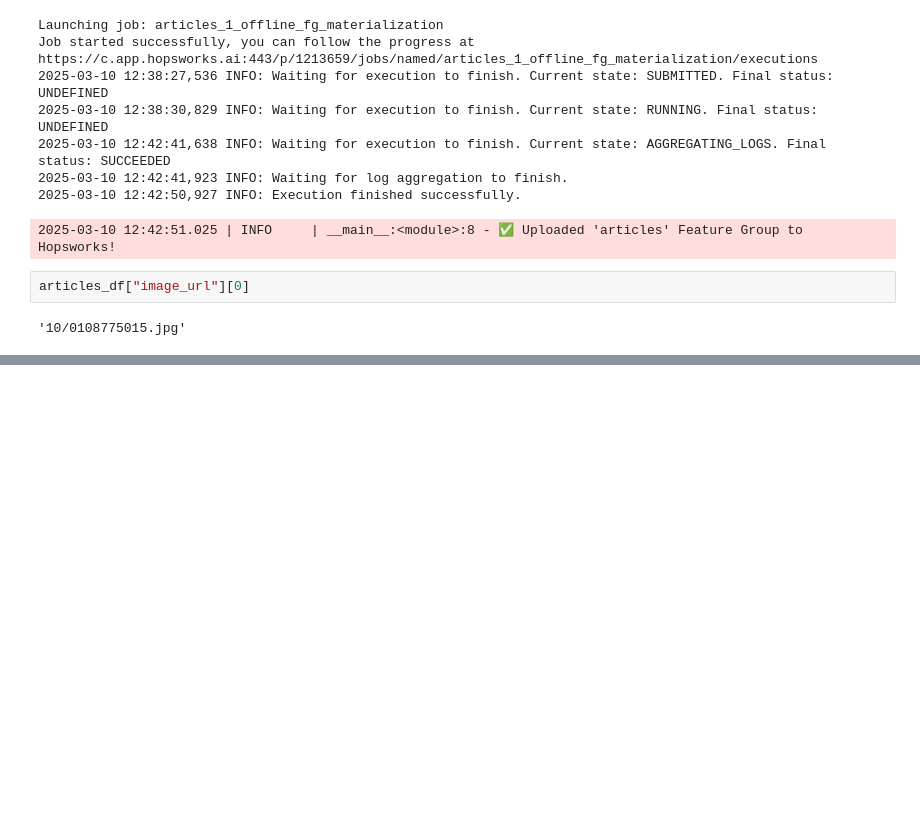
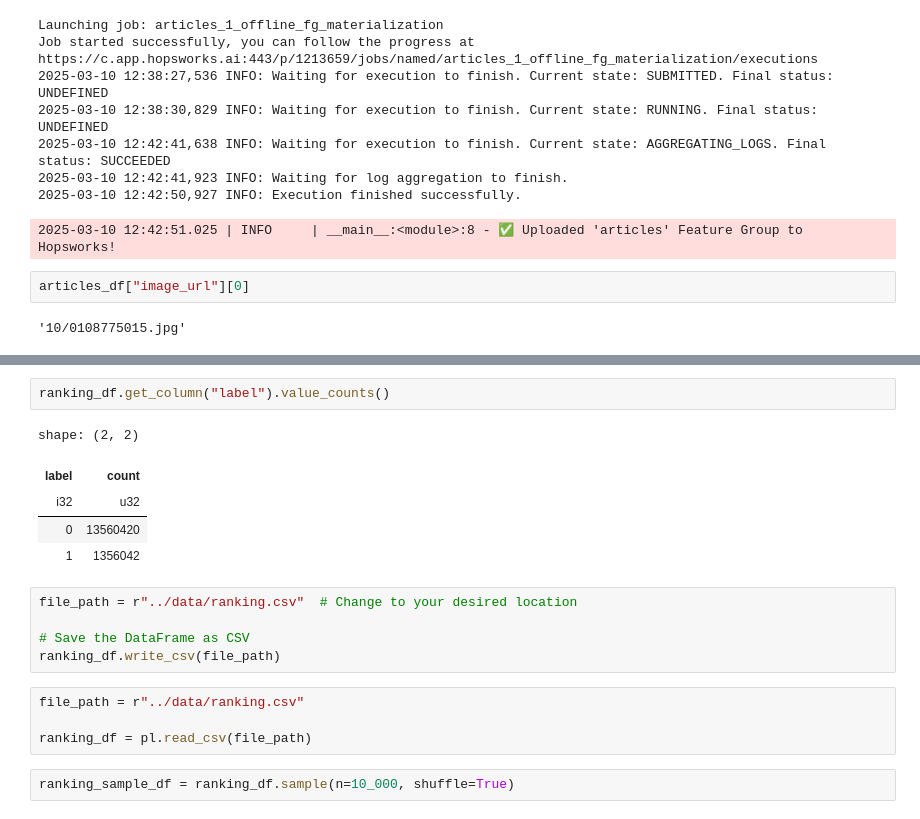
Before and after one commit to TharangaSG/personalized-recommendation-system, a Jupyter notebook: notebooks/01_make_resouce_group.ipynb, the cells around one changed output, grey strips where cells are left out. Cells and saved outputs as stored; diff of their text form; blank space fills up the shorter version.

```diff
--- a/notebooks/01_make_resouce_group.ipynb
+++ b/notebooks/01_make_resouce_group.ipynb
@@ -336,0 +366,19 @@ display(HTML(grid_html))
+# %%
+ranking_df.get_column("label").value_counts()
+# %% [output]
+shape: (2, 2)
+| label | count |
+| i32 | u32 |
+| 0 | 13560420 |
+| 1 | 1356042 |
+# %%
+file_path = r"../data/ranking.csv"  # Change to your desired location
+
+# Save the DataFrame as CSV
+ranking_df.write_csv(file_path)
+# %%
+file_path = r"../data/ranking.csv"
+
+ranking_df = pl.read_csv(file_path)
+# %%
+ranking_sample_df = ranking_df.sample(n=10_000, shuffle=True)
```
Also changed, not shown: parts of 11 cells of this notebook, 4 other files.
